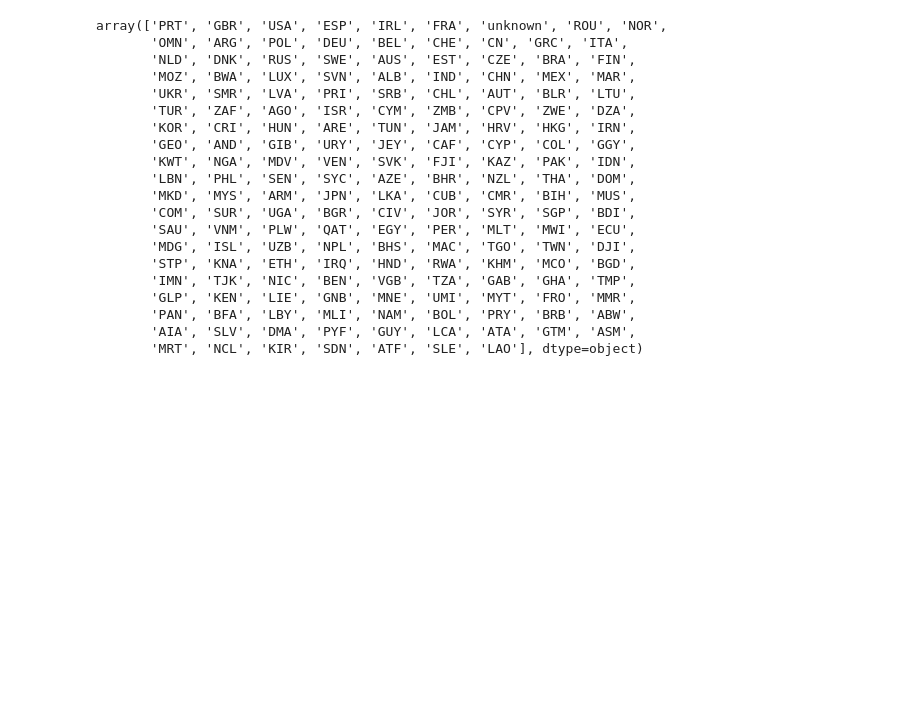
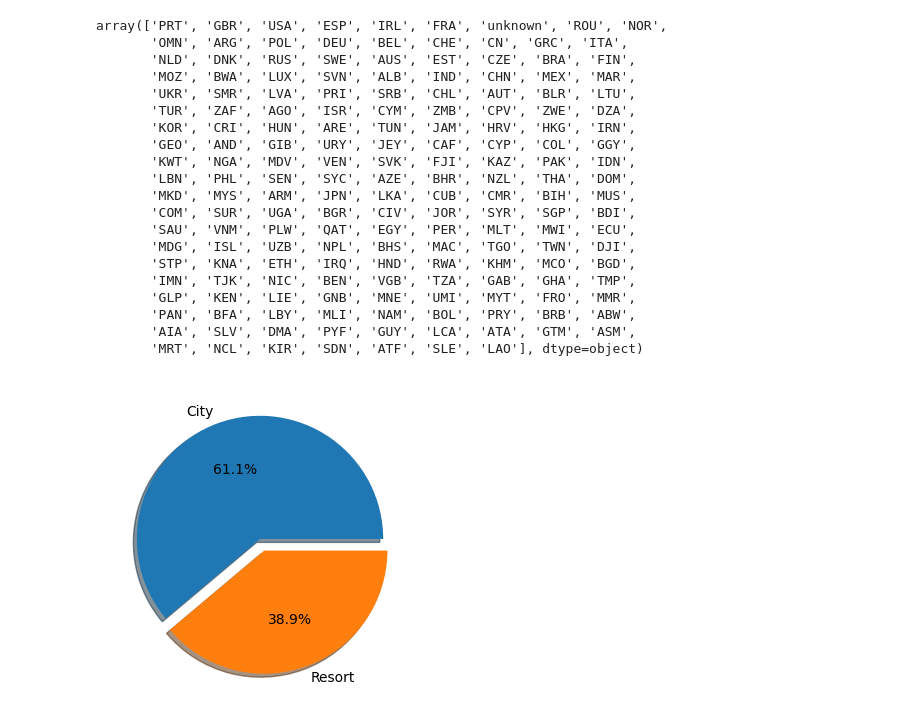
Before and after one commit to TheDandyCodes/TFG-ADE, a Jupyter notebook: EDA_booking_v2.ipynb, the cells around one changed output. Drawn from its saved outputs; the diff is of its cells as text; code cells hidden in the pictures; blank space fills up the shorter version.

```diff
--- a/EDA_booking_v2.ipynb
+++ b/EDA_booking_v2.ipynb
@@ -185,3 +185,9 @@ def bin_country(x):
         return 'unknown'
 # %%
 df.country = df.country.apply(bin_country)
+# %%
+plt.figure(figsize=(4,4))
+plt.pie(df.hotel.value_counts(), labels=['City', 'Resort'], autopct='%1.1f%%', explode=(0, 0.1), shadow=True)
+plt.show()
+# %% [output]
+[figure, added]
```
Also changed, not shown: parts of 4 cells of this notebook.
